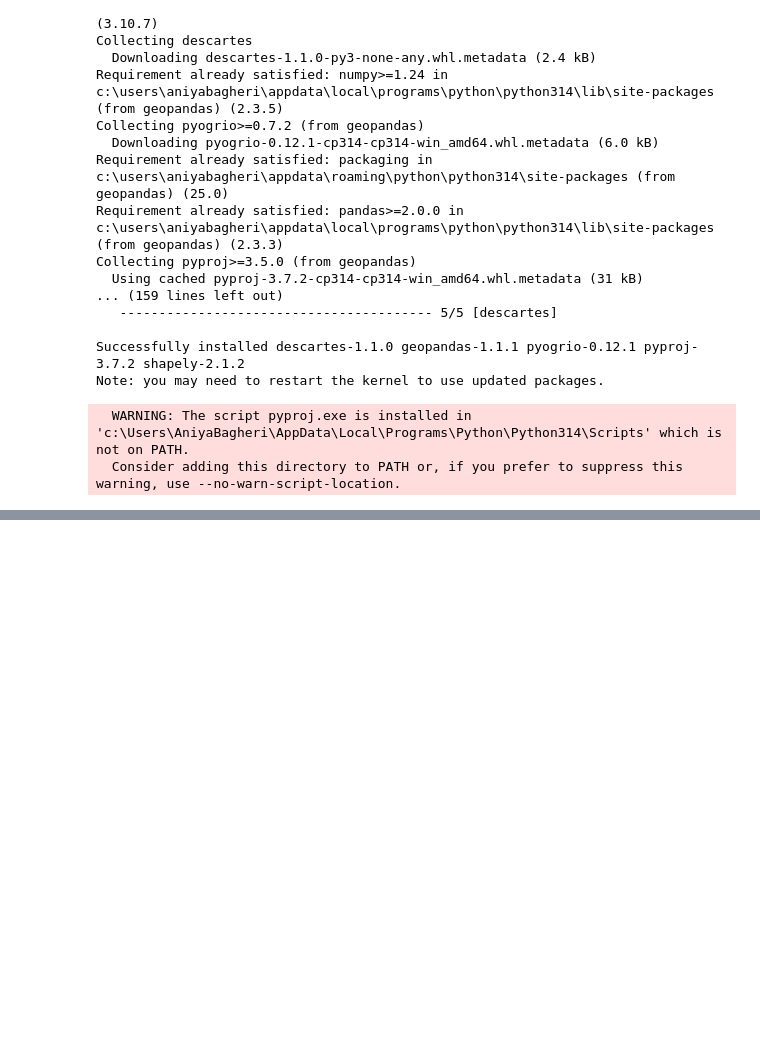
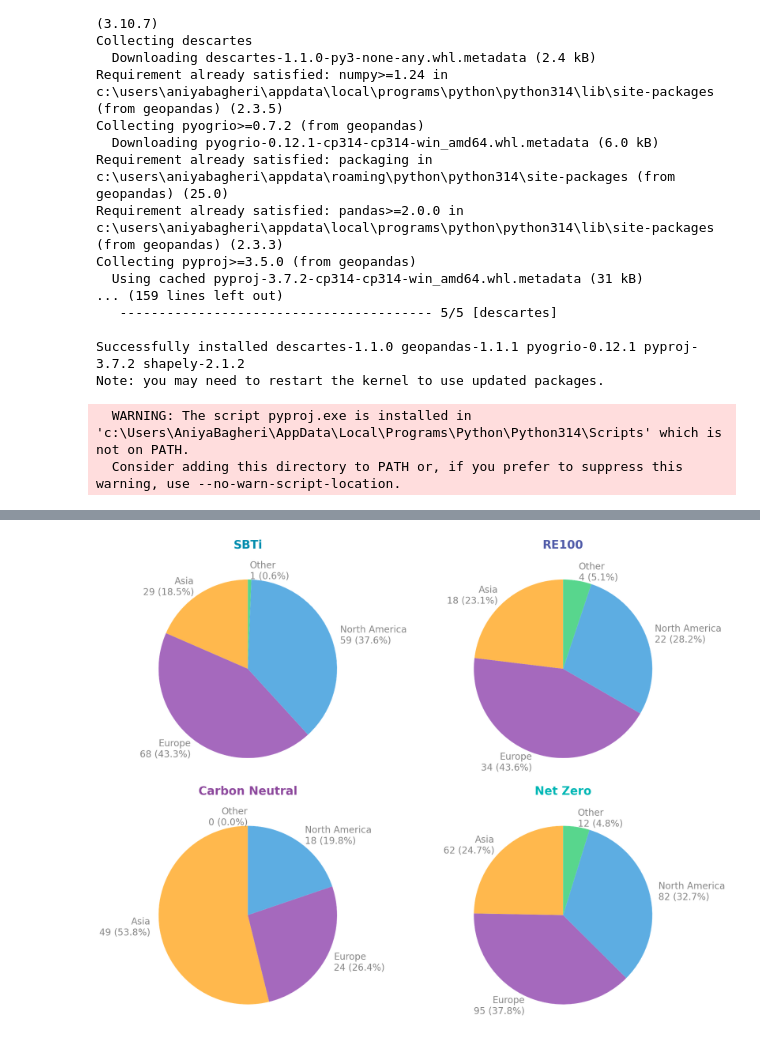
Before and after one commit to aniniaa/GF500_research_perliminary_data_analysis, a Jupyter notebook: comparative analysis/regional.ipynb, the cells around one changed output, grey strips where cells are left out. Saved outputs shown, nothing was run; the diff lists cells and outputs as text; code cells hidden in the pictures; blank space fills up the shorter version.

```diff
--- a/comparative analysis/regional.ipynb
+++ b/comparative analysis/regional.ipynb
@@ -787,0 +1461,84 @@ Note: you may need to restart the kernel to use updated packages.
+# %%
+import pandas as pd
+import matplotlib.pyplot as plt
+
+# --- Data ---
+data = {
+    'Region': ['Asia', 'Europe', 'North America', 'Other'],
+    'SBTi': [29, 68, 59, 1],
+    'RE100': [18, 34, 22, 4],
+    'CN': [49, 24, 18, 0],
+    'NZ': [62, 95, 82, 12]
+}
+
+df = pd.DataFrame(data)
+
+# Calculate percentages for each target
+for target in ['SBTi', 'RE100', 'CN', 'NZ']:
+    total = df[target].sum()
+    df[f'{target}_pct'] = (df[target] / total * 100).round(1)
+
+# --- Brand colors ---
+brand_colors = {
+    'SBTi': '#008AAC',
+    'RE100': '#4D58A6',
+    'CN': '#8B479B',
+    'NZ': '#00B4B2'
+}
+
+# Region colors for pie slices
+region_colors = {
+    'Asia': '#FFB84D',
+    'Europe': '#A569BD',
+    'North America': '#5DADE2',
+    'Other': '#58D68D'
+}
+
+# --- Create 4 pie charts ---
+fig, axes = plt.subplots(2, 2, figsize=(20, 15))
+fig.patch.set_alpha(0)
+axes = axes.flatten()
+
+targets = ['SBTi', 'RE100', 'CN', 'NZ']
+target_labels = {
+    'SBTi': 'SBTi',
+    'RE100': 'RE100',
+    'CN': 'Carbon Neutral',
+    'NZ': 'Net Zero'
+}
+
+for ax, target in zip(axes, targets):
+    ax.patch.set_alpha(0)
+
+    # Get data for this target
+    sizes = df[target].values
+    labels = [f"{region}\n{val} ({pct}%)"
+              for region, val, pct in zip(df['Region'], df[target], df[f'{target}_pct'])]
+    colors = [region_colors[region] for region in df['Region']]
+
+    # Create pie chart
+    wedges, texts, autotexts = ax.pie(
+        sizes,
+        labels=labels,
+        colors=colors,
+        autopct='',
+        startangle=90,
+        textprops={'fontsize': 20, 'fontweight': 'light'}
+    )
+
+    # Style
+    for text in texts:
+        text.set_color('grey')
+
+    # Title with brand color
+    ax.set_title(target_labels[target],
+                fontsize=25,
+                fontweight='bold',
+                color=brand_colors[target],
+                pad=20)
+
+plt.tight_layout()
+plt.savefig("targets_by_region_pies.png", dpi=300, bbox_inches='tight', transparent=True)
+plt.show()
+# %% [output]
+[figure, added]
```
Also changed, not shown: parts of 9 cells of this notebook, 21 other files.
